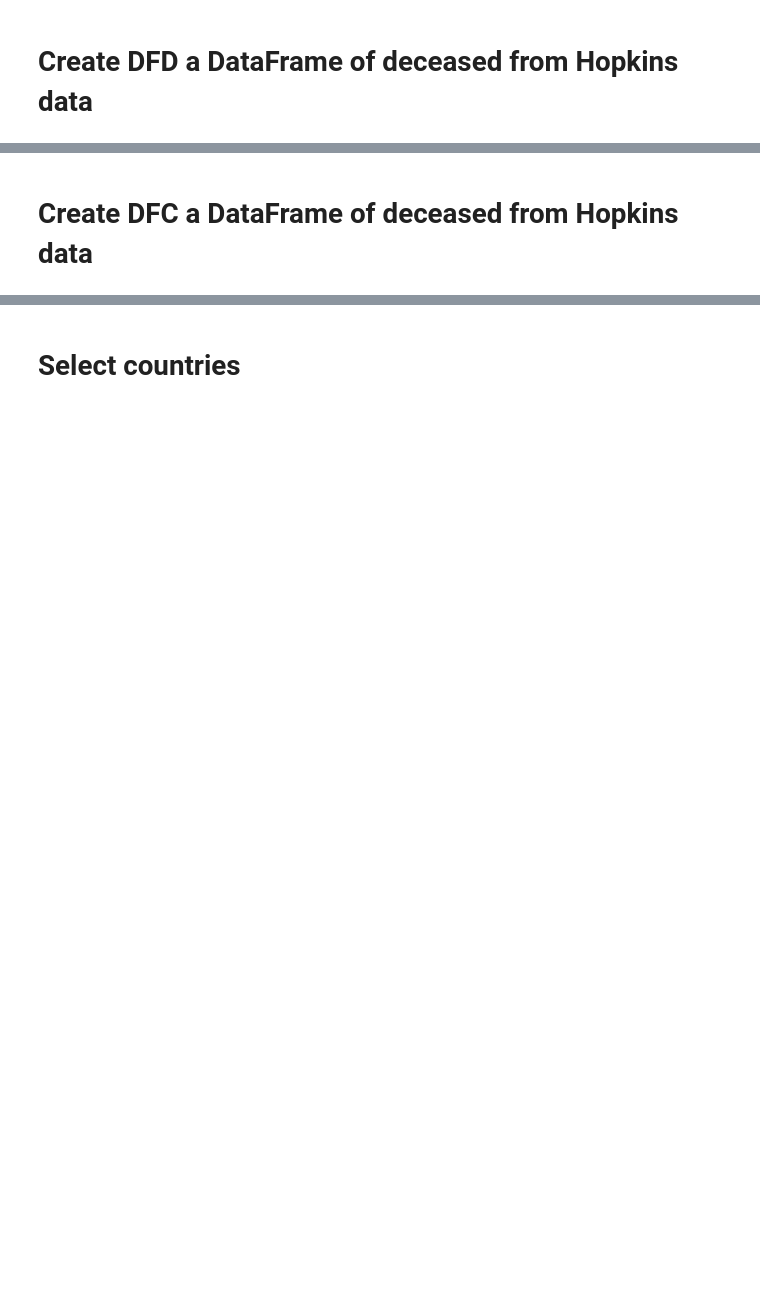
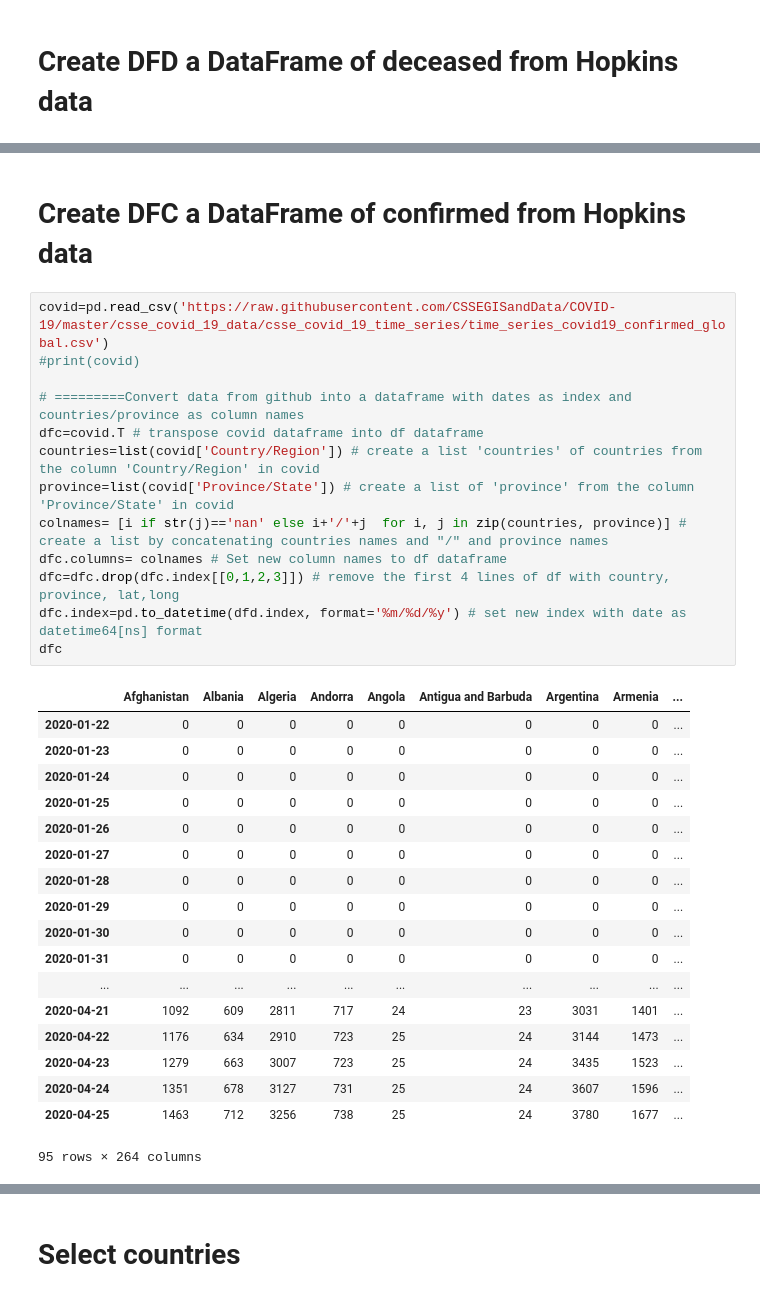
Before and after one commit to Muhibu/Spatial_Analysis_COVID-19, a Jupyter notebook: COVIDintern.ipynb, the cells around one changed output, grey strips where cells are left out. Saved outputs shown, nothing was run; the diff lists cells and outputs as text; blank space fills up the shorter version.

```diff
--- a/COVIDintern.ipynb
+++ b/COVIDintern.ipynb
@@ -25,2 +45,34 @@ df.index=pd.to_datetime(df.index, format='%m/%d/%y') # set new index with date a
 # %% [markdown]
-# Create DFC a DataFrame of deceased from Hopkins data
+# Create DFC a DataFrame of confirmed from Hopkins data
+# %%
+covid=pd.read_csv('https://raw.githubusercontent.com/CSSEGISandData/COVID-19/master/csse_covid_19_data/csse_covid_19_time_series/time_series_covid19_confirmed_global.csv')
+#print(covid)
+
+# =========Convert data from github into a dataframe with dates as index and countries/province as column names
+dfc=covid.T # transpose covid dataframe into df dataframe
+countries=list(covid['Country/Region']) # create a list 'countries' of countries from the column 'Country/Region' in covid
+province=list(covid['Province/State']) # create a list of 'province' from the column 'Province/State' in covid
+colnames= [i if str(j)=='nan' else i+'/'+j  for i, j in zip(countries, province)] # create a list by concatenating countries names and "/" and province names
+dfc.columns= colnames # Set new column names to df dataframe
+dfc=dfc.drop(dfc.index[[0,1,2,3]]) # remove the first 4 lines of df with country, province, lat,long
+dfc.index=pd.to_datetime(dfd.index, format='%m/%d/%y') # set new index with date as datetime64[ns] format
+dfc
+# %% [output]
+|  | Afghanistan | Albania | Algeria | Andorra | Angola | Antigua and Barbuda | Argentina | Armenia | ... |
+| 2020-01-22 | 0 | 0 | 0 | 0 | 0 | 0 | 0 | 0 | ... |
+| 2020-01-23 | 0 | 0 | 0 | 0 | 0 | 0 | 0 | 0 | ... |
+| 2020-01-24 | 0 | 0 | 0 | 0 | 0 | 0 | 0 | 0 | ... |
+| 2020-01-25 | 0 | 0 | 0 | 0 | 0 | 0 | 0 | 0 | ... |
+| 2020-01-26 | 0 | 0 | 0 | 0 | 0 | 0 | 0 | 0 | ... |
+| 2020-01-27 | 0 | 0 | 0 | 0 | 0 | 0 | 0 | 0 | ... |
+| 2020-01-28 | 0 | 0 | 0 | 0 | 0 | 0 | 0 | 0 | ... |
+| 2020-01-29 | 0 | 0 | 0 | 0 | 0 | 0 | 0 | 0 | ... |
+| 2020-01-30 | 0 | 0 | 0 | 0 | 0 | 0 | 0 | 0 | ... |
+| 2020-01-31 | 0 | 0 | 0 | 0 | 0 | 0 | 0 | 0 | ... |
+| ... | ... | ... | ... | ... | ... | ... | ... | ... | ... |
+| 2020-04-21 | 1092 | 609 | 2811 | 717 | 24 | 23 | 3031 | 1401 | ... |
+| 2020-04-22 | 1176 | 634 | 2910 | 723 | 25 | 24 | 3144 | 1473 | ... |
+| 2020-04-23 | 1279 | 663 | 3007 | 723 | 25 | 24 | 3435 | 1523 | ... |
+| 2020-04-24 | 1351 | 678 | 3127 | 731 | 25 | 24 | 3607 | 1596 | ... |
+| 2020-04-25 | 1463 | 712 | 3256 | 738 | 25 | 24 | 3780 | 1677 | ... |
+95 rows × 264 columns
```
Also changed, not shown: parts of 18 cells of this notebook.
